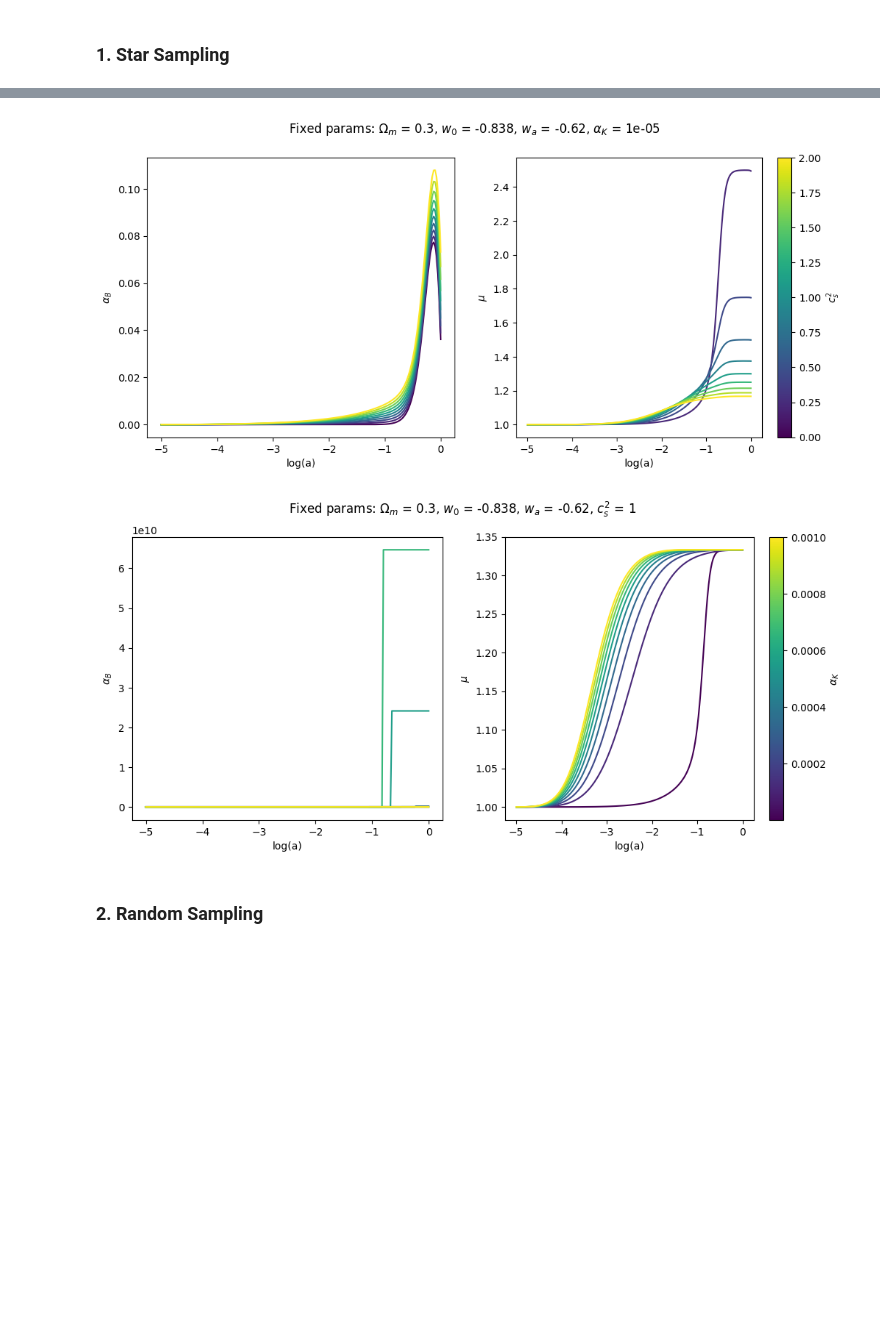
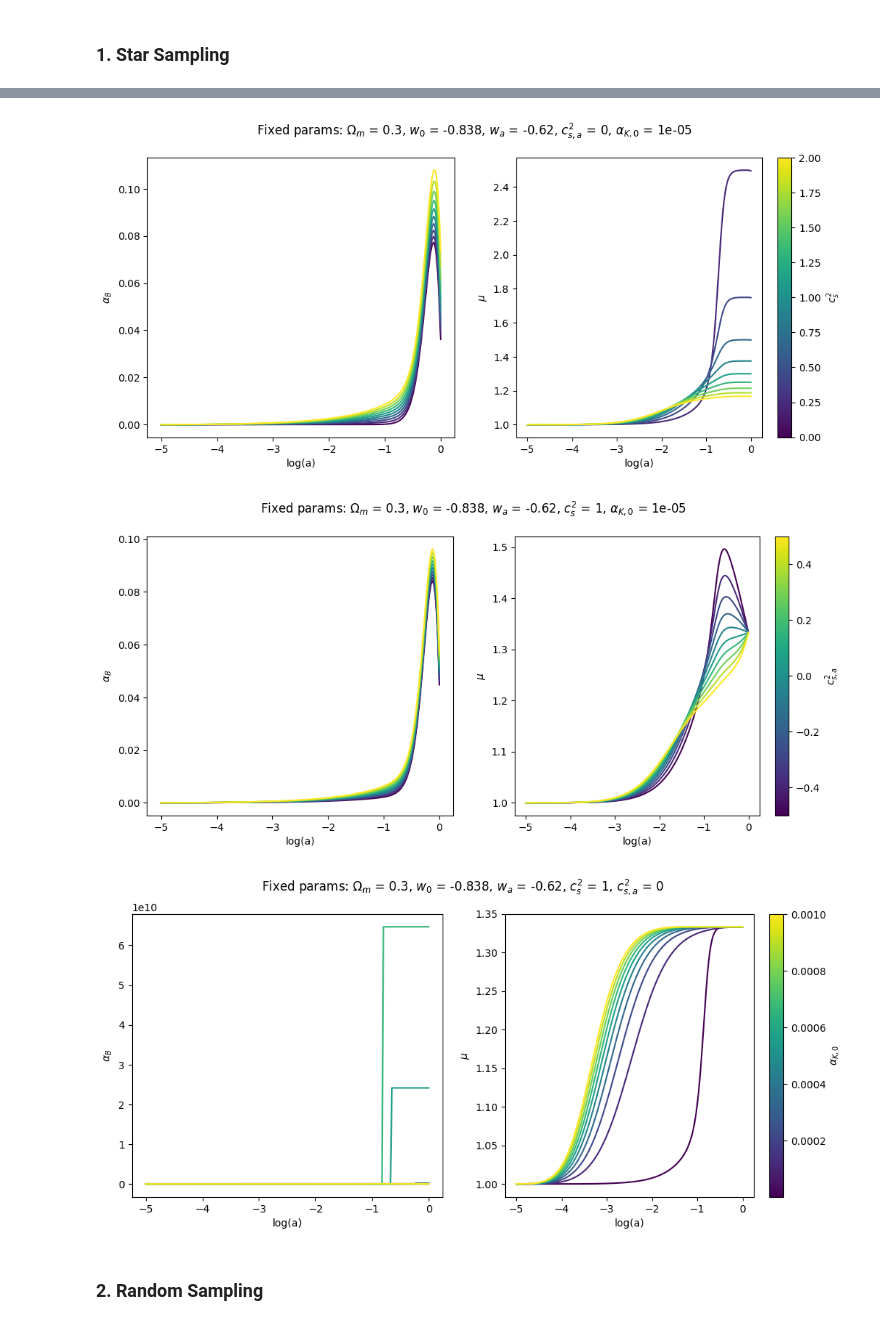
Before and after one commit to joaoreboucas1/cs2-project, a Jupyter notebook: mu_solutions_study/const.ipynb, the cells around one changed output, grey strips where cells are left out. Saved outputs shown, nothing was run; the diff lists cells and outputs as text; code cells hidden in the pictures; blank space fills up the shorter version.

```diff
--- a/mu_solutions_study/const.ipynb
+++ b/mu_solutions_study/const.ipynb
@@ -16,6 +16,7 @@ reference_cosmo = {
     "w0": -0.838,
     "wa": -0.62,
     "cs2": 1,
+    "cs2_a": 0,
     "alpha_K_0": 1e-5,
 }
 
@@ -44,6 +45,7 @@ grids = {
     "w0"     : np.linspace(-1.3, -0.7, 10),
     "wa"     : np.linspace(-2, 2, 10),
     "cs2"    : np.linspace(0, 2, 10),
+    "cs2_a"    : np.linspace(-0.5, 0.5, 10),
     "alpha_K_0": np.linspace(1e-6, 1e-3, 10),
 }
 
@@ -82,5 +84,6 @@ for param_name in grids.keys():
-[figure, old version]
+[figure, new version]
-[figure, old version]
+[figure, new version]
+[figure, added]
 # %% [markdown]
 ### 2. Random Sampling
 # %%
```
Also changed, not shown: parts of 2 cells of this notebook, 42 other files.
